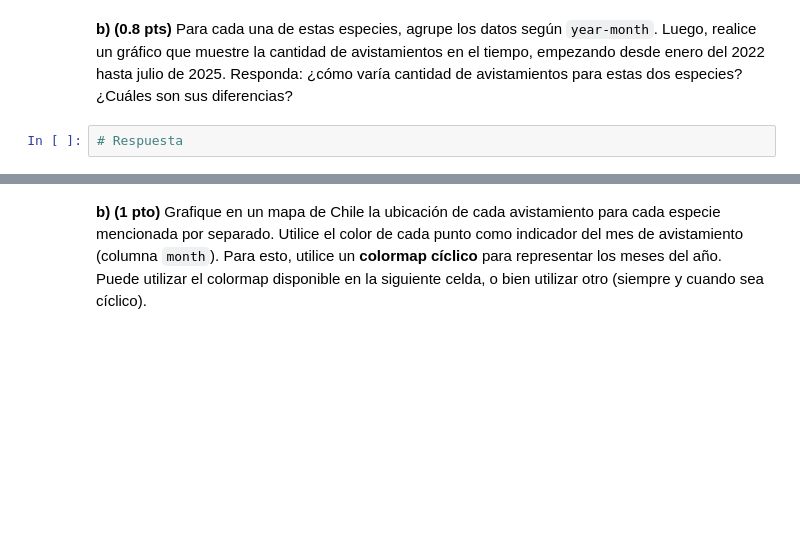
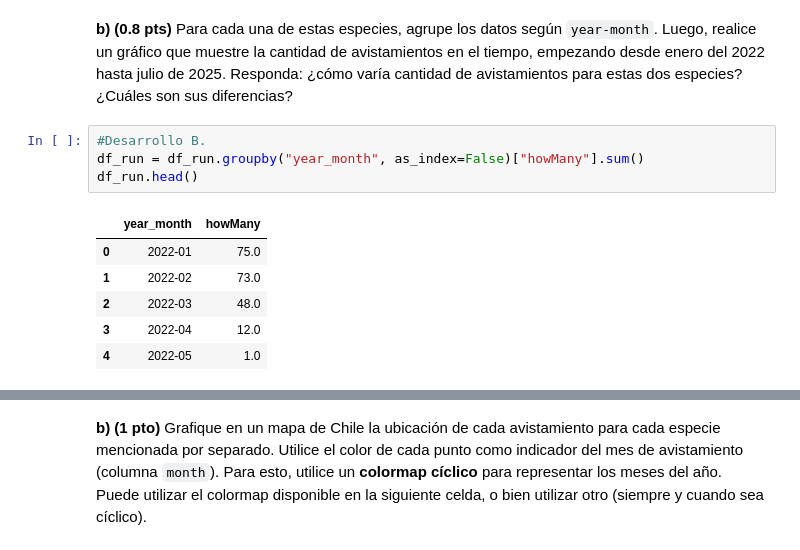
Before and after one commit to BenjaCidR/IMT2200-BENJAMIN-CID, a Jupyter notebook: Tareas/tarea 02/IMT2200-25s2 - Tarea 02.ipynb, the cells around one changed output, grey strips where cells are left out. Cells and saved outputs as stored; diff of their text form; blank space fills up the shorter version.

```diff
--- a/Tareas/tarea 02/IMT2200-25s2 - Tarea 02.ipynb
+++ b/Tareas/tarea 02/IMT2200-25s2 - Tarea 02.ipynb
@@ -426,4 +458,13 @@ Primero, genere dos nuevos dataframes con los avistamientos de cada especie por
 # %% [markdown]
 **b) (0.8 pts)** Para cada una de estas especies, agrupe los datos según `year-month`. Luego, realice un gráfico que muestre la cantidad de avistamientos en el tiempo, empezando desde enero del 2022 hasta julio de 2025. Responda: ¿cómo varía cantidad de avistamientos para estas dos especies? ¿Cuáles son sus diferencias?
 # %%
-# Respuesta
+#Desarrollo B.
+df_run = df_run.groupby("year_month", as_index=False)["howMany"].sum()
+df_run.head()
+# %% [output]
+|  | year_month | howMany |
+| 0 | 2022-01 | 75.0 |
+| 1 | 2022-02 | 73.0 |
+| 2 | 2022-03 | 48.0 |
+| 3 | 2022-04 | 12.0 |
+| 4 | 2022-05 | 1.0 |
```
Also changed, not shown: parts of 18 cells of this notebook, 8 other files.
